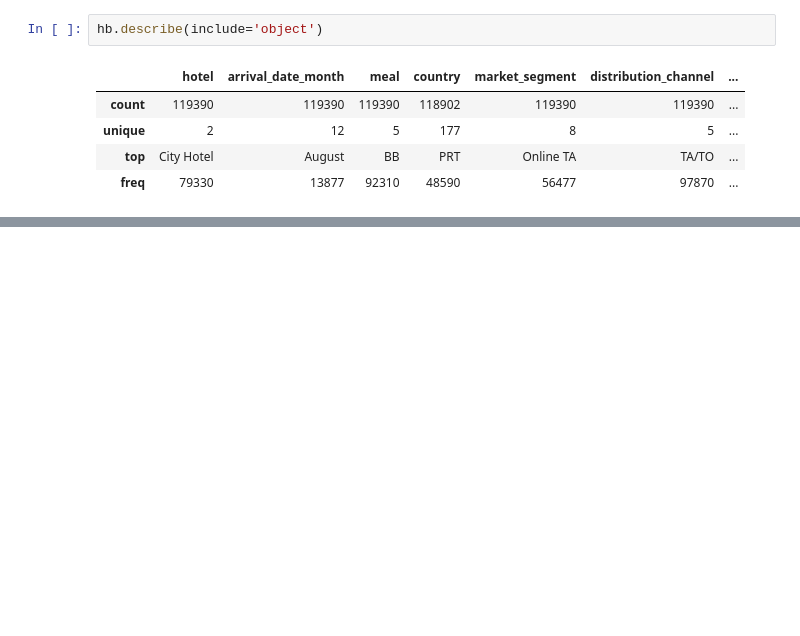
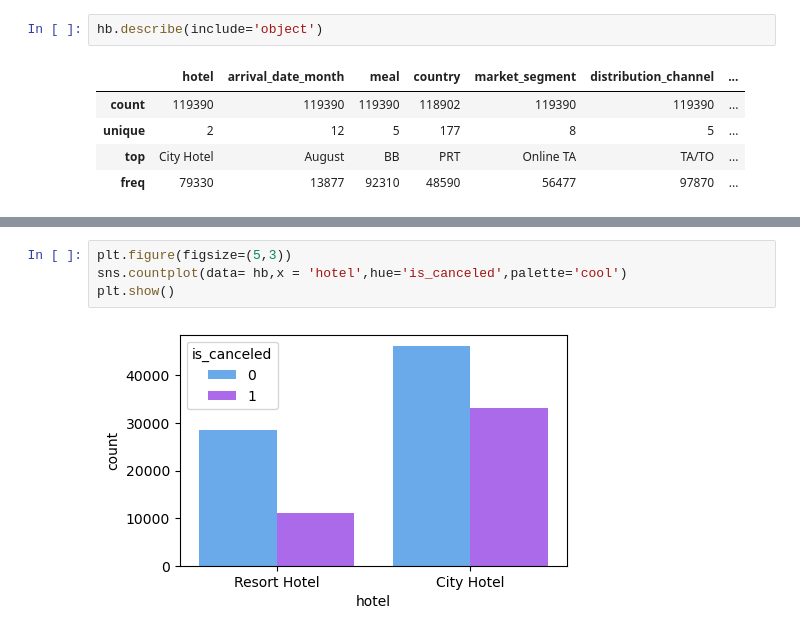
Before and after one commit to anishverma870/PY-PROJECTS-2025, a Jupyter notebook: PROJECT-5-HOTEL-BOOKING/HOTEL-BOOKING-ANALYSIS.ipynb, the cells around one changed output, grey strips where cells are left out. Cells and saved outputs as stored; diff of their text form; blank space fills up the shorter version.

```diff
--- a/PROJECT-5-HOTEL-BOOKING/HOTEL-BOOKING-ANALYSIS.ipynb
+++ b/PROJECT-5-HOTEL-BOOKING/HOTEL-BOOKING-ANALYSIS.ipynb
@@ -80,0 +192,6 @@ hb.describe(include='object')
+# %%
+plt.figure(figsize=(5,3))
+sns.countplot(data= hb,x = 'hotel',hue='is_canceled',palette='cool')
+plt.show()
+# %% [output]
+[figure, added]
```
Also changed, not shown: parts of 12 cells of this notebook.
